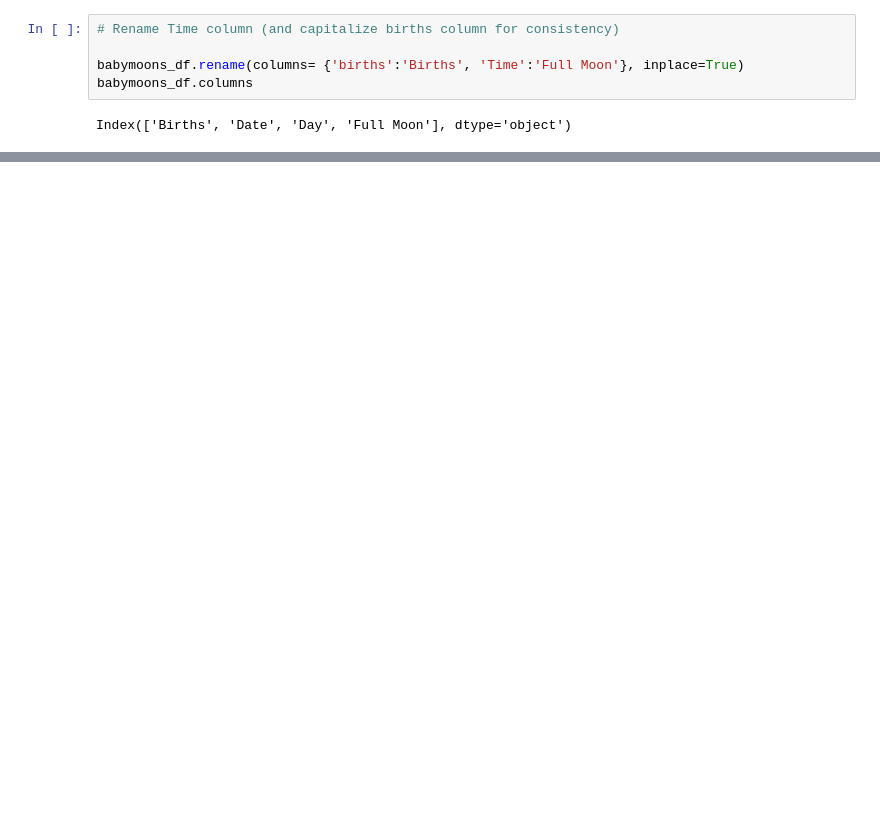
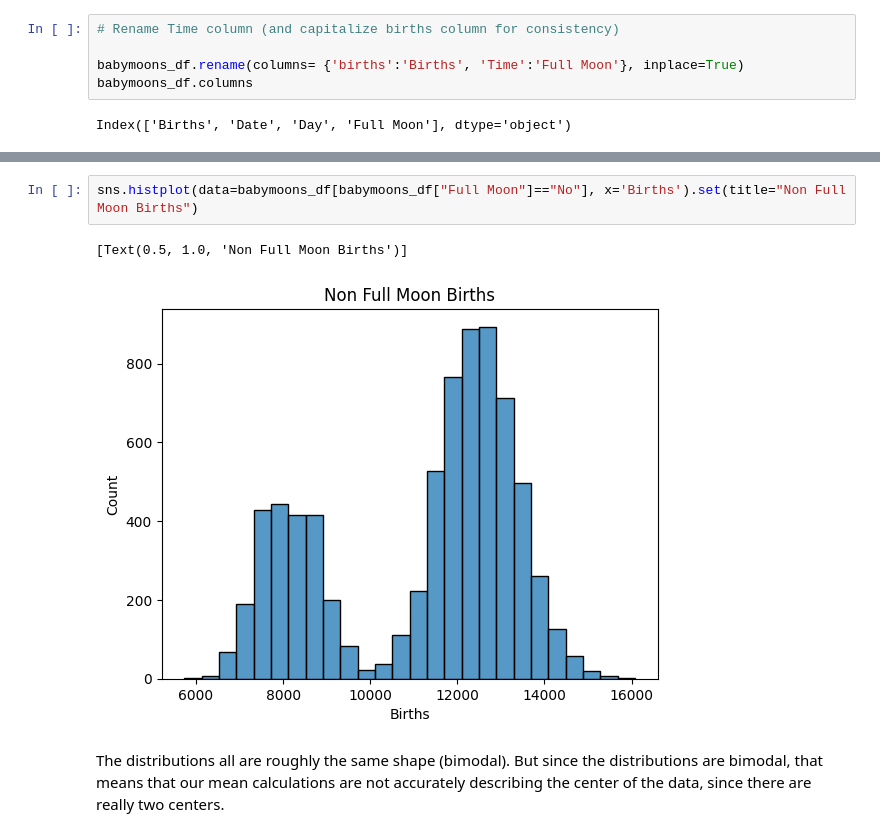
Before and after one commit to alisonkhill/babymoon, a Jupyter notebook: main.ipynb, the cells around one changed output, grey strips where cells are left out. Cells and saved outputs as stored; diff of their text form; blank space fills up the shorter version.

```diff
--- a/main.ipynb
+++ b/main.ipynb
@@ -372,0 +314,7 @@ sns.boxplot(babymoons_df, x='Births', y='Full Moon')
+# %%
+sns.histplot(data=babymoons_df[babymoons_df["Full Moon"]=="No"], x='Births').set(title="Non Full Moon Births")
+# %% [output]
+[Text(0.5, 1.0, 'Non Full Moon Births')]
+[figure, added]
+# %% [markdown]
+The distributions all are roughly the same shape (bimodal). But since the distributions are bimodal, that means that our mean calculations are not accurately describing the center of the data, since there are really two centers.
```
Also changed, not shown: parts of 21 cells of this notebook.
